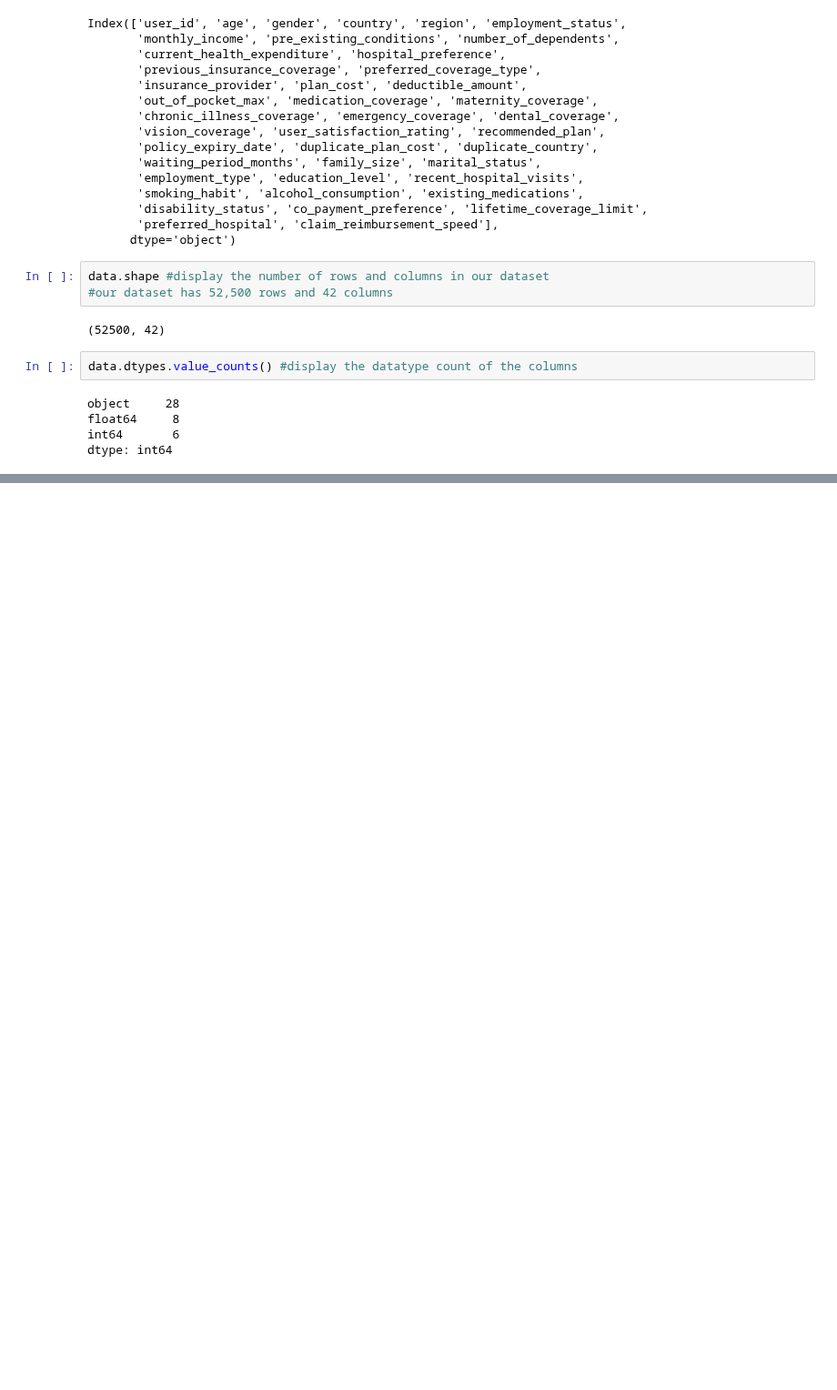
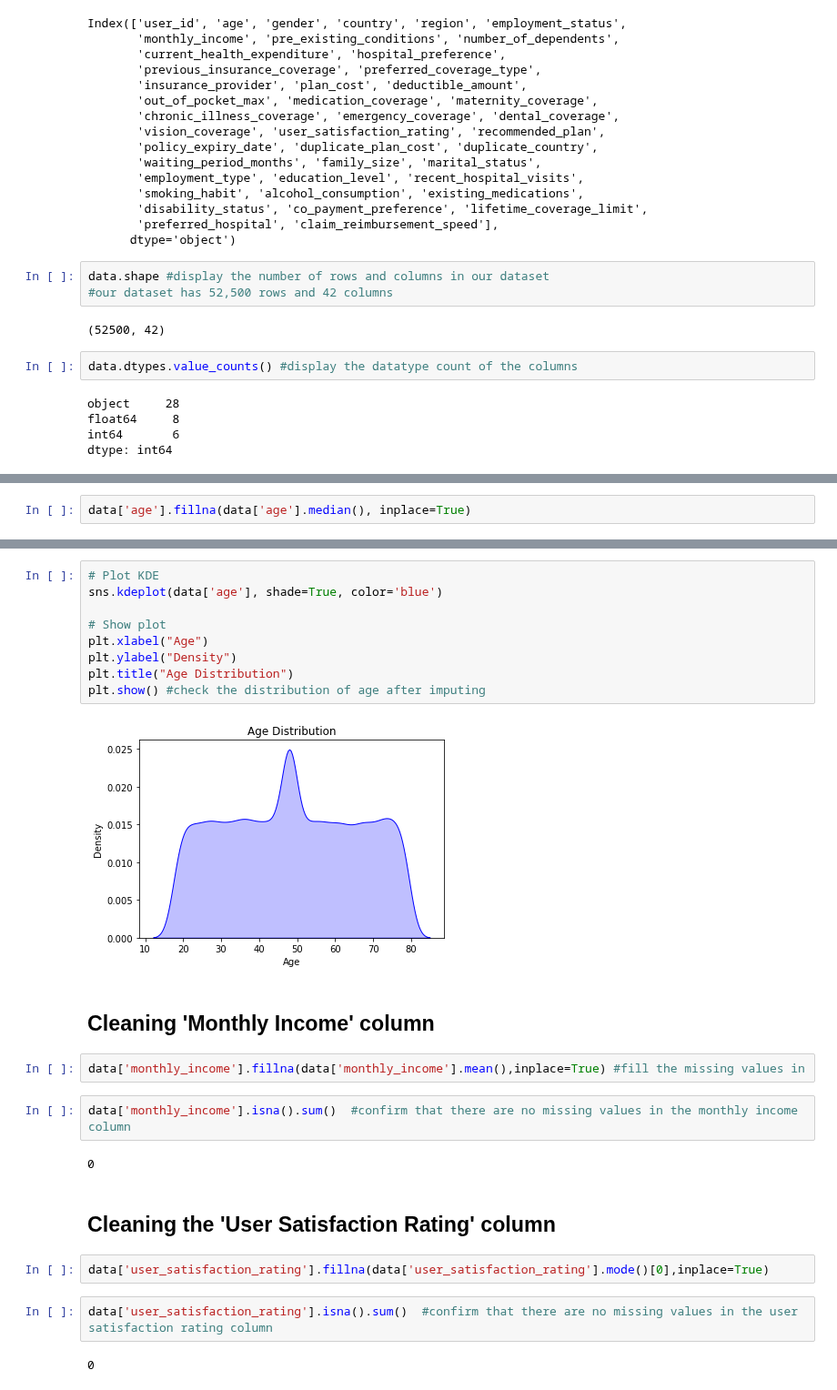
Before and after one commit to ruth-kitasi/Health-Insurance-Recommender-System, a Jupyter notebook: Notebooks/Cecilia.ipynb, the cells around one changed output, grey strips where cells are left out. Shown at 91% size. Drawn from its saved outputs; the diff is of its cells as text; blank space fills up the shorter version.

```diff
--- a/Notebooks/Cecilia.ipynb
+++ b/Notebooks/Cecilia.ipynb
@@ -108,0 +216,2 @@ dtype: int64
+# %%
+data['age'].fillna(data['age'].median(), inplace=True)
@@ -108,0 +224,27 @@ dtype: int64
+# %%
+# Plot KDE
+sns.kdeplot(data['age'], shade=True, color='blue')
+
+# Show plot
+plt.xlabel("Age")
+plt.ylabel("Density")
+plt.title("Age Distribution")
+plt.show() #check the distribution of age after imputing
+# %% [output]
+[figure, added]
+# %% [markdown]
+## Cleaning 'Monthly Income' column
+# %%
+data['monthly_income'].fillna(data['monthly_income'].mean(),inplace=True) #fill the missing values in
+# %%
+data['monthly_income'].isna().sum()  #confirm that there are no missing values in the monthly income column
+# %% [output]
+0
+# %% [markdown]
+## Cleaning the 'User Satisfaction Rating' column
+# %%
+data['user_satisfaction_rating'].fillna(data['user_satisfaction_rating'].mode()[0],inplace=True)
+# %%
+data['user_satisfaction_rating'].isna().sum()  #confirm that there are no missing values in the user satisfaction rating column
+# %% [output]
+0
```
Also changed, not shown: parts of 61 cells of this notebook.
